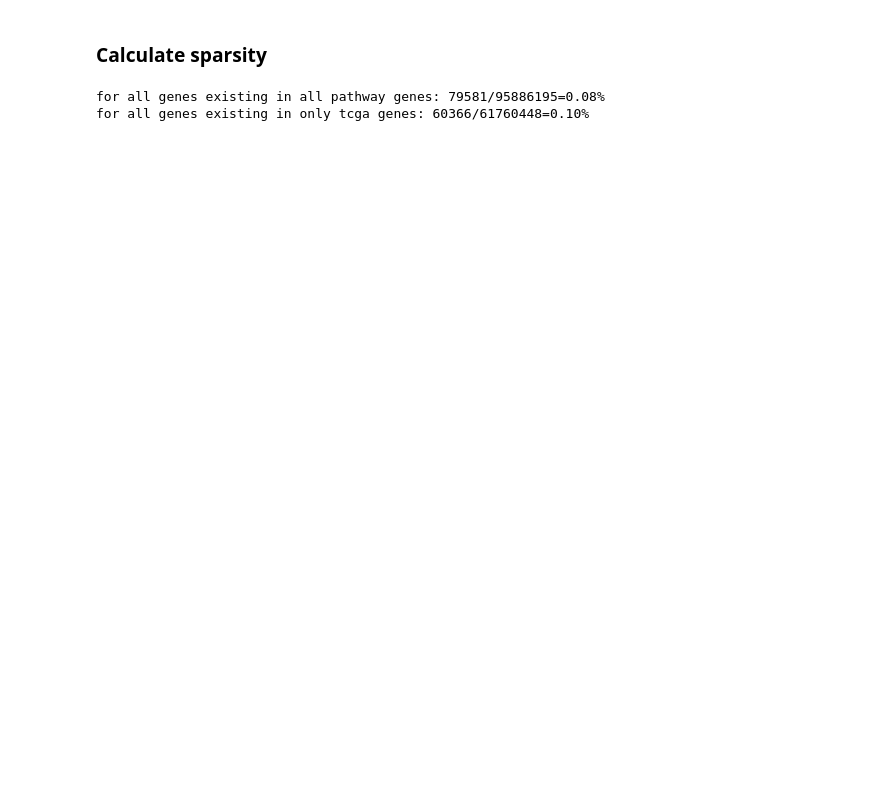
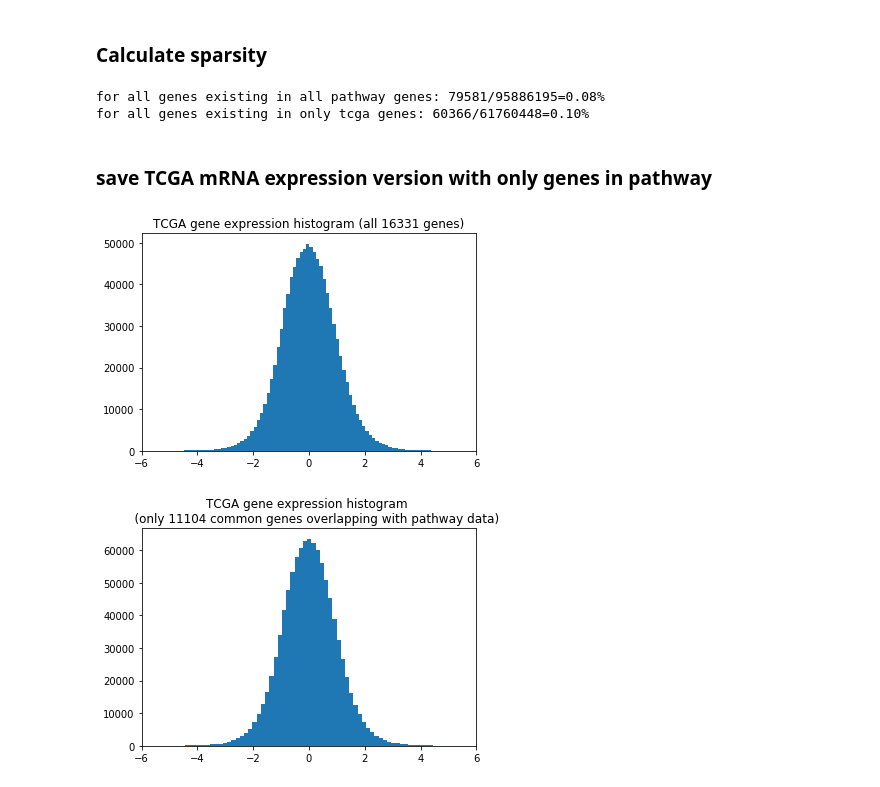
Before and after one commit to jvivian/DeepTCGA, a Jupyter notebook: autoencoder/Parse_TF_pathway.ipynb, the cells around one changed output. Cells and saved outputs as stored; diff of their text form; code cells hidden in the pictures; blank space fills up the shorter version.

Commit message:
save mRNA data version that is overlapping with pathway

```diff
--- a/autoencoder/Parse_TF_pathway.ipynb
+++ b/autoencoder/Parse_TF_pathway.ipynb
@@ -105,3 +107,32 @@ for name, each_df in [("all pathway genes", df), ("only tcga genes", df_tcga)]:
 # %% [output]
 for all genes existing in all pathway genes: 79581/95886195=0.08%
 for all genes existing in only tcga genes: 60366/61760448=0.10%
+# %% [markdown]
+### save TCGA mRNA expression version with only genes in pathway
+# %%
+df_tcga = pd.read_hdf("../data/TF_network/TF_gene_matrix_filtered_by_tcga.hdf")
+tcga_genes = list(pd.read_csv("../data/gene_ids.txt", header=None)[0])
+tcga_pathway_genes = [i for i in tcga_genes if i.split("|")[0] in df_tcga.columns]
+pd.DataFrame(tcga_pathway_genes)[0].to_csv("../data/gene_ids_tcga&pathway.txt", index=None)
+mRNA_df = pd.read_hdf("../data/mRNA_lognorm_StandardScaled.hdf", "mRNA")
+mRNA_df[tcga_pathway_genes].to_hdf(
+    "../data/mRNA_lognorm_StandardScaled_pathway_genes.hdf", "mRNA")
+# %%
+df = pd.read_hdf("../data/mRNA_lognorm_StandardScaled_pathway_genes.hdf", "mRNA")
+# %%
+def histogram_plotter(X, title, bins=50, xlim=None):
+    sample = np.random.choice(X.as_matrix().flatten(), size=1000000)
+    plt.hist(sample, bins=bins)
+    if xlim:
+        plt.xlim(xlim)
+    plt.title(title)
+    plt.show()
+# %%
+histogram_plotter(mRNA_df, "TCGA gene expression histogram (all 16331 genes)",
+                  bins=200, xlim=[-6, 6])
+histogram_plotter(df, "TCGA gene expression histogram \n\
+    (only 11104 common genes overlapping with pathway data)",
+    bins=200, xlim=[-6, 6])
+# %% [output]
+[figure, added]
+[figure, added]
```
Also changed, not shown: parts of 1 cell of this notebook.
